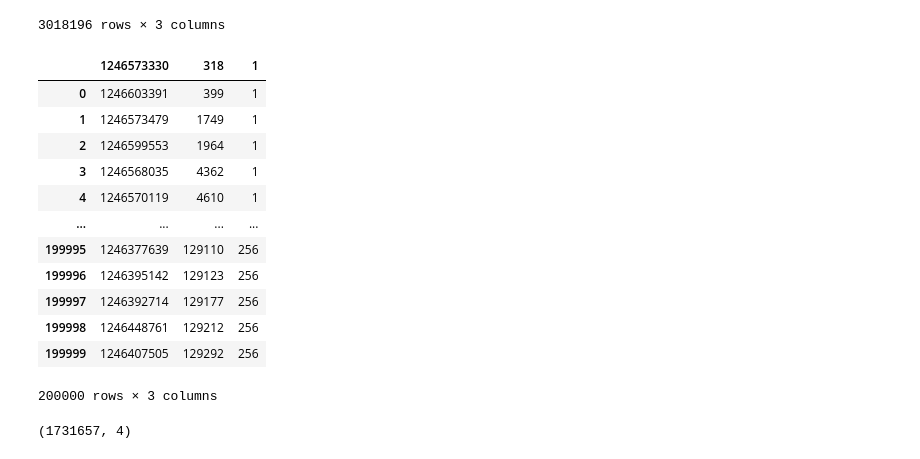
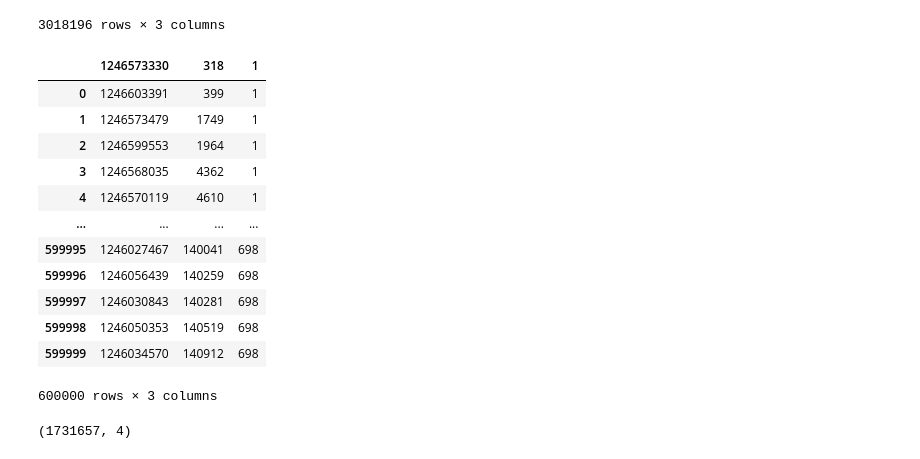
Before and after one commit to Skoyntoyflis/IMINFECTOR, a Jupyter notebook: Data/Digg/healthcare.ipynb, the cells around one changed output. Cells and saved outputs as stored; diff of their text form; code cells hidden in the pictures.

```diff
--- a/Data/Digg/healthcare.ipynb
+++ b/Data/Digg/healthcare.ipynb
@@ -80,25 +80,25 @@ df2
 | 3018195 | 1243922107 | 335802 | 3553 |
 3018196 rows × 3 columns
 # %%
-indexes_to_keep = set(range(df2.shape[0])) - set(range(200000,3018196))
+indexes_to_keep = set(range(df2.shape[0])) - set(range(600000,3018196))
 
 df_sliced = df2.take(list(indexes_to_keep))
 df_sliced.to_csv('digg_votes1_sliced.csv',index=False,sep=",",header=False, quoting=1)
 df_sliced
 # %% [output]
 |  | 1246573330 | 318 | 1 |
 | 0 | 1246603391 | 399 | 1 |
 | 1 | 1246573479 | 1749 | 1 |
 | 2 | 1246599553 | 1964 | 1 |
 | 3 | 1246568035 | 4362 | 1 |
 | 4 | 1246570119 | 4610 | 1 |
 | ... | ... | ... | ... |
-| 199995 | 1246377639 | 129110 | 256 |
-| 199996 | 1246395142 | 129123 | 256 |
-| 199997 | 1246392714 | 129177 | 256 |
-| 199998 | 1246448761 | 129212 | 256 |
-| 199999 | 1246407505 | 129292 | 256 |
+| 599995 | 1246027467 | 140041 | 698 |
+| 599996 | 1246056439 | 140259 | 698 |
+| 599997 | 1246030843 | 140281 | 698 |
+| 599998 | 1246050353 | 140519 | 698 |
+| 599999 | 1246034570 | 140912 | 698 |
-200000 rows × 3 columns
+600000 rows × 3 columns
 # %%
 df1.shape #show dataframe dimensions
 # df2.shape #show dataframe dimensions
```
Also changed, not shown: parts of 1 cell of this notebook, 14 other files.
